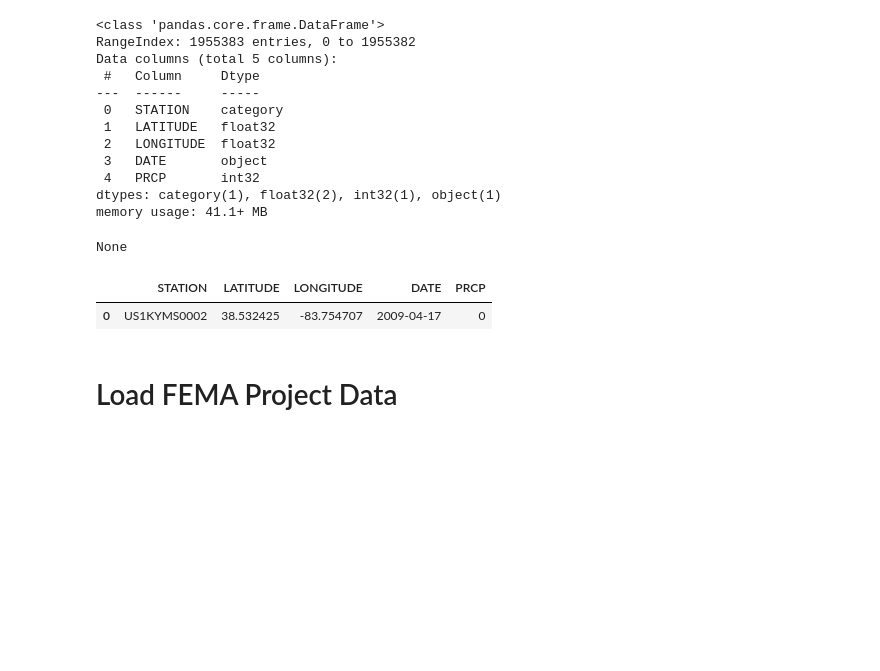
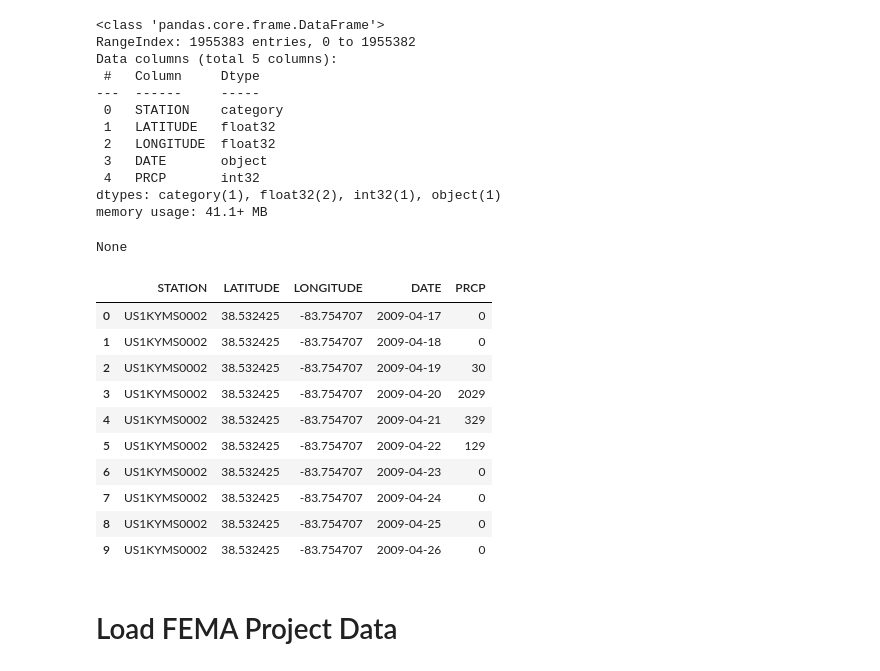
Before and after one commit to shawnericksen/Kentucky-Disaster-Road-Damages, a Jupyter notebook: main.ipynb, the cells around one changed output. Cells and saved outputs as stored; diff of their text form; code cells hidden in the pictures; blank space fills up the shorter version.

```diff
--- a/main.ipynb
+++ b/main.ipynb
@@ -46,10 +46,19 @@ dtypes: category(1), float32(2), int32(1), object(1)
 memory usage: 41.1+ MB
 None
 # %%
-display(weather_df.head(1))
+display(weather_df.head(10))
 # %% [output]
 |  | STATION | LATITUDE | LONGITUDE | DATE | PRCP |
 | 0 | US1KYMS0002 | 38.532425 | -83.754707 | 2009-04-17 | 0 |
+| 1 | US1KYMS0002 | 38.532425 | -83.754707 | 2009-04-18 | 0 |
+| 2 | US1KYMS0002 | 38.532425 | -83.754707 | 2009-04-19 | 30 |
+| 3 | US1KYMS0002 | 38.532425 | -83.754707 | 2009-04-20 | 2029 |
+| 4 | US1KYMS0002 | 38.532425 | -83.754707 | 2009-04-21 | 329 |
+| 5 | US1KYMS0002 | 38.532425 | -83.754707 | 2009-04-22 | 129 |
+| 6 | US1KYMS0002 | 38.532425 | -83.754707 | 2009-04-23 | 0 |
+| 7 | US1KYMS0002 | 38.532425 | -83.754707 | 2009-04-24 | 0 |
+| 8 | US1KYMS0002 | 38.532425 | -83.754707 | 2009-04-25 | 0 |
+| 9 | US1KYMS0002 | 38.532425 | -83.754707 | 2009-04-26 | 0 |
 # %% [markdown]
 # Load FEMA Project Data
 # %%
```
Also changed, not shown: parts of 10 cells of this notebook.
